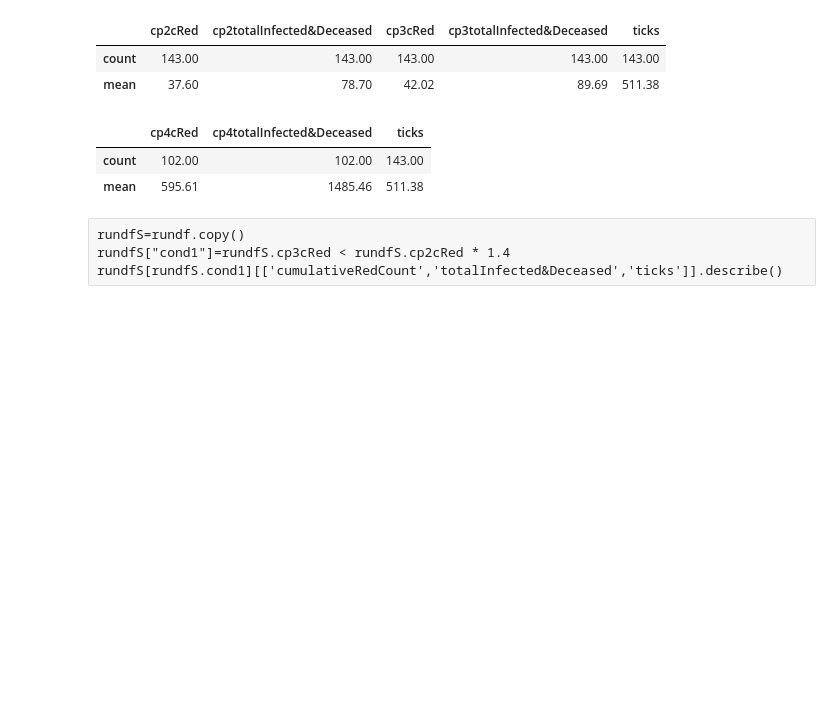
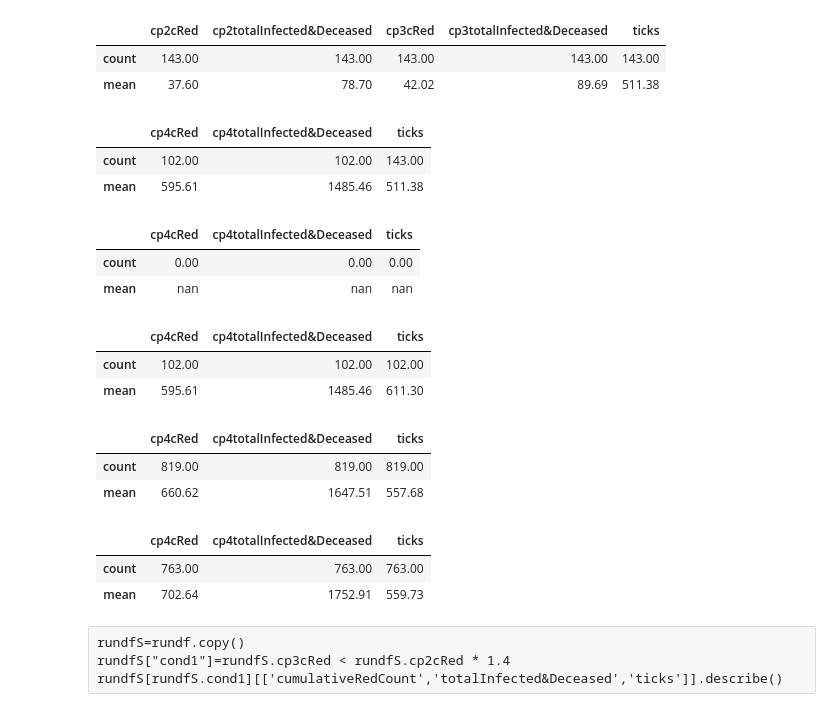
Before and after one commit to terna/readSIsaR_BatchResults, a Jupyter notebook: selectResults1kStableSeedsCPoints_basicControlB_schoolOpenSeptChangingWorldNewStart_plusHMlog.ipynb, the cells around one changed output. Drawn from its saved outputs; the diff is of its cells as text; code cells hidden in the pictures; blank space fills up the shorter version.

```diff
--- a/selectResults1kStableSeedsCPoints_basicControlB_schoolOpenSeptChangingWorldNewStart_plusHMlog.ipynb
+++ b/selectResults1kStableSeedsCPoints_basicControlB_schoolOpenSeptChangingWorldNewStart_plusHMlog.ipynb
@@ -238,6 +238,38 @@ rundf[rundf.realistic_cp2_cp3][['cp4cRed',
 |  | cp4cRed | cp4totalInfected&Deceased | ticks |
 | count | 102.00 | 102.00 | 143.00 |
 | mean | 595.61 | 1485.46 | 511.38 |
+# %%
+rundf[rundf.realistic_cp2_cp3 & (rundf['cp4totalInfected&Deceased']==0)][['cp4cRed',
+                                'cp4totalInfected&Deceased','ticks']]\
+.describe().loc[['count','mean']]
+# %% [output]
+|  | cp4cRed | cp4totalInfected&Deceased | ticks |
+| count | 0.00 | 0.00 | 0.00 |
+| mean | nan | nan | nan |
+# %%
+rundf[rundf.realistic_cp2_cp3 & (rundf['cp4totalInfected&Deceased']>0)][['cp4cRed',
+                                'cp4totalInfected&Deceased','ticks']]\
+.describe().loc[['count','mean']]
+# %% [output]
+|  | cp4cRed | cp4totalInfected&Deceased | ticks |
+| count | 102.00 | 102.00 | 102.00 |
+| mean | 595.61 | 1485.46 | 611.30 |
+# %%
+rundf[rundf['cp4totalInfected&Deceased']>0][['cp4cRed',
+                                'cp4totalInfected&Deceased','ticks']]\
+.describe().loc[['count','mean']]
+# %% [output]
+|  | cp4cRed | cp4totalInfected&Deceased | ticks |
+| count | 819.00 | 819.00 | 819.00 |
+| mean | 660.62 | 1647.51 | 557.68 |
+# %%
+rundf[rundf['cp4totalInfected&Deceased']>500][['cp4cRed',
+                                'cp4totalInfected&Deceased','ticks']]\
+.describe().loc[['count','mean']]
+# %% [output]
+|  | cp4cRed | cp4totalInfected&Deceased | ticks |
+| count | 763.00 | 763.00 | 763.00 |
+| mean | 702.64 | 1752.91 | 559.73 |
 # %% [raw]
 rundfS=rundf.copy()
 rundfS["cond1"]=rundfS.cp3cRed < rundfS.cp2cRed * 1.4
```
